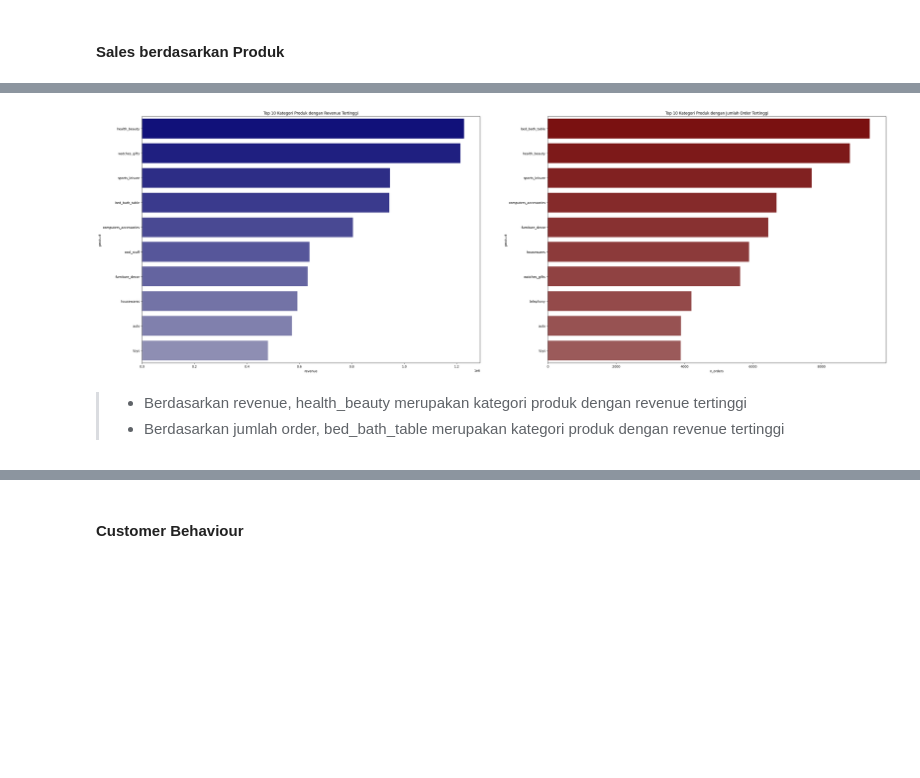
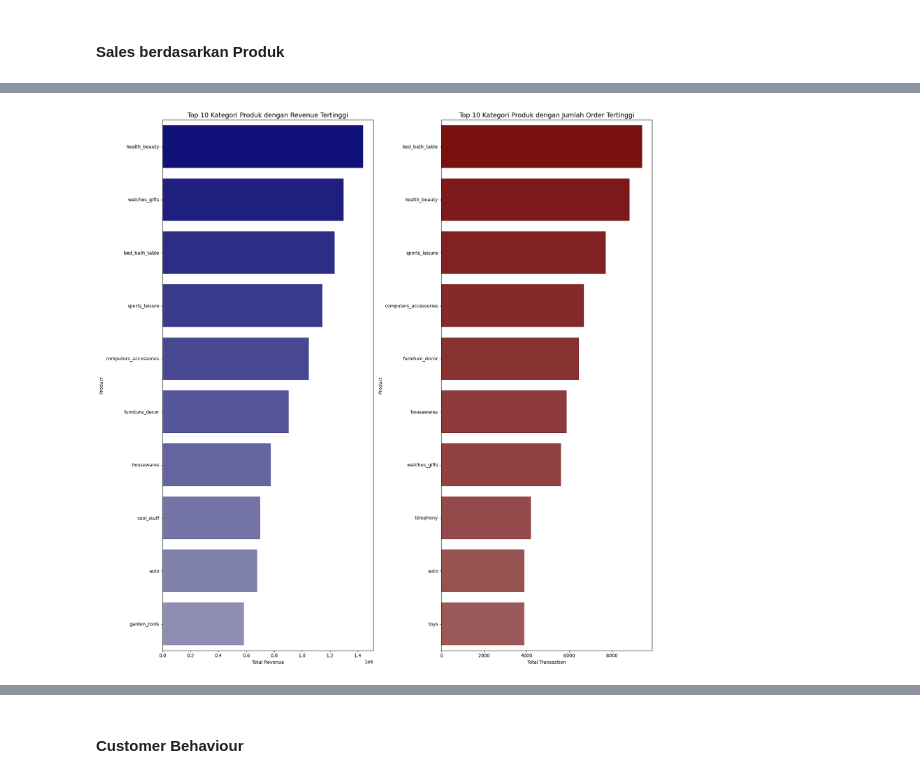
Before and after one commit to aridiawan/ecommerce-analysis, a Jupyter notebook: notebooks/2.0.1-data-analysis-business.ipynb, the cells around one changed output, grey strips where cells are left out. Cells and saved outputs as stored; diff of their text form; code cells hidden in the pictures; blank space fills up the shorter version.

```diff
--- a/notebooks/2.0.1-data-analysis-business.ipynb
+++ b/notebooks/2.0.1-data-analysis-business.ipynb
@@ -23,2 +58,9 @@ data_eda['order_year'] = data_eda['order_purchase_timestamp'].dt.to_period('Y')
+# %%
+#Membuat dataset 'data_eda_rev' untuk pengolahan data yang berhubungan dengan Revenue Olist (Pendapatan)
+# Mengcopy dataset 'data_eda' dan menghapus data duplikat dengan order_id, order_purchase_timestamp, payment_sequential, dan 'payment_value' yang sama
+data_eda_rev = data_eda.drop_duplicates(subset=['order_id','order_purchase_timestamp','payment_sequential','payment_value'], keep='first')
+
+# drop baris yang memiliki nilai canceled atau unavailable pada kolom order status
+data_eda_rev = data_eda_rev[~data_eda_rev['order_status'].isin(['canceled','unavailable'])]
 # %% [markdown]
 #### **Trend Order**
@@ -224,3 +126,6 @@ dfTrend['n_customers'].plot(kind='line', color='darkblue', ax=axes[2]);
+# %%
+data_eda= data_eda[~data_eda['order_month'].isin(['2018-09','2018-10'])]
+data_eda_rev= data_eda_rev[~data_eda_rev['order_month'].isin(['2018-09','2018-10'])]
 # %% [markdown]
 #### **Sales berdasarkan State**
 # %%
@@ -254,8 +192,9 @@ plt.show()
 #### **Sales berdasarkan Produk**
 # %%
 # buat data untuk analisis top revenue, order, dan jumlah customer berdasarkan produk
-dfRev = data_eda.query('order_status != "canceled" or order_status != "unavailable"').drop_duplicates(subset=['order_id','order_purchase_timestamp','payment_sequential','payment_value'], keep='first').groupby('product_category_name_english')['price'].sum()
+dfRev = data_eda_rev.groupby('product_category_name_english')['payment_value'].sum()
 dfOrd = data_eda.groupby('product_category_name_english')['order_id'].nunique()
 dfCust = data_eda.groupby('product_category_name_english')['customer_unique_id'].nunique()
 
-dfProd = pd.concat([dfRev,dfOrd,dfCust], axis=1).reset_index().rename(columns={"price": "revenue", "order_id": "n_orders", "customer_unique_id": "n_customers", 'product_category_name_english':'product'})
+dfProd = pd.concat([dfRev,dfOrd,dfCust], axis=1).reset_index().rename(columns={"payment_value": "revenue", "order_id": "n_orders", "customer_unique_id": "n_customers", 'product_category_name_english':'product'})
+dfProd
@@ -262,18 +215,27 @@ dfProd = pd.concat([dfRev,dfOrd,dfCust], axis=1).reset_index().rename(columns={"
+# %%
+product_revenue = dfProd.sort_values('revenue', ascending=False)
+product_transaction = dfProd.sort_values('n_orders', ascending=False)
+product_customers= dfProd.sort_values('n_customers', ascending=False)
 # %%
-# Visualisasi
 c1 = sns.blend_palette(['darkblue', 'lightgrey'], 15)
 c2 = sns.blend_palette(['darkred', 'lightgrey'], 25)
 
-fig, axes = plt.subplots(1,2, figsize=(42, 14))
-sns.barplot(data=dfProd.nlargest(10, columns='revenue'), x = 'revenue', y='product', palette=c1, ax=axes[0])
-sns.barplot(data=dfProd.nlargest(10, columns='n_orders'), x = 'n_orders', y='product', palette=c2, ax=axes[1])
 
-axes[0].title.set_text('Top 10 Kategori Produk dengan Revenue Tertinggi')
-axes[1].title.set_text('Top 10 Kategori Produk dengan Jumlah Order Tertinggi')
+fig, axes = plt.subplots(1, 2, figsize=(17,17))
 
+ax1 = sns.barplot(data=product_revenue.nlargest(10, columns='revenue'), y='product', x='revenue', ax=axes[0], palette=c1)
+ax1.set_ylabel('Product')
+ax1.set_xlabel('Total Revenue')
+ax1.set_title('Top 10 Kategori Produk dengan Revenue Tertinggi',fontsize=14)
+
+ax2 = sns.barplot(data=product_transaction.nlargest(10, columns='n_orders'), y='product', x='n_orders', ax=axes[1], palette=c2)
+ax2.set_ylabel('Product')
+ax2.set_xlabel('Total Transaction')
+ax2.set_title('Top 10 Kategori Produk dengan Jumlah Order Tertinggi',fontsize=14)
+
+
+
+plt.tight_layout()
 plt.show()
 # %% [output]
-[figure, old version]
+[figure, new version]
-# %% [markdown]
-> - Berdasarkan revenue, health_beauty merupakan kategori produk dengan revenue tertinggi
-> - Berdasarkan jumlah order, bed_bath_table merupakan kategori produk dengan revenue tertinggi
```
Also changed, not shown: parts of 47 cells of this notebook.
